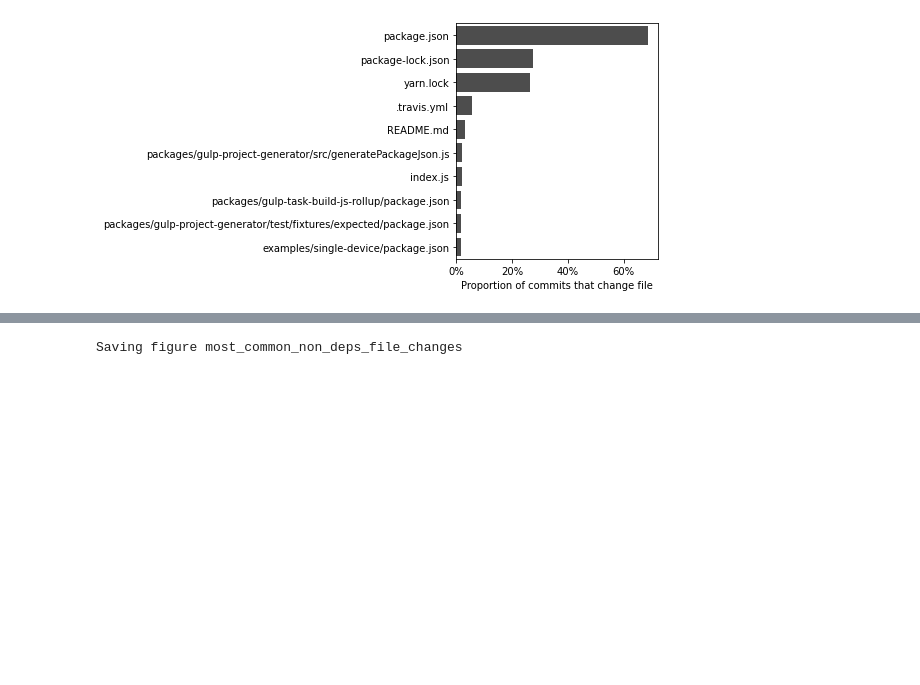
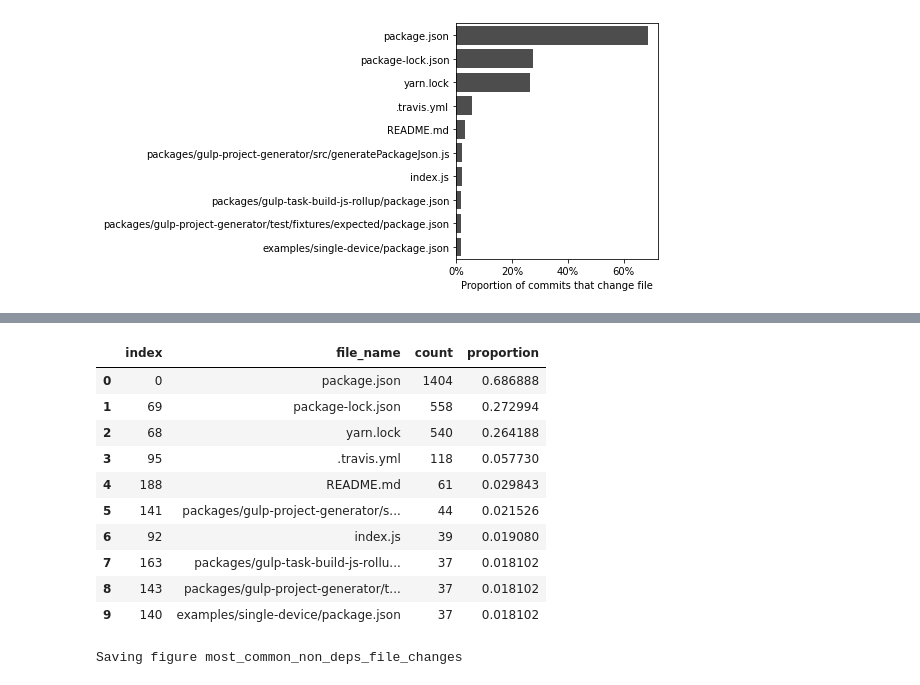
Before and after one commit to brombaut/GKIR_Analysis, a Jupyter notebook: data-analysis/4_2_commits_2.ipynb, the cells around one changed output, grey strips where cells are left out. Saved outputs shown, nothing was run; the diff lists cells and outputs as text; code cells hidden in the pictures; blank space fills up the shorter version.

```diff
--- a/data-analysis/4_2_commits_2.ipynb
+++ b/data-analysis/4_2_commits_2.ipynb
@@ -545,3 +530,17 @@ Length: 2225, dtype: int64
+# %%
+most_common_files
+# %% [output]
+|  | index | file_name | count | proportion |
+| 0 | 0 | package.json | 1404 | 0.686888 |
+| 1 | 69 | package-lock.json | 558 | 0.272994 |
+| 2 | 68 | yarn.lock | 540 | 0.264188 |
+| 3 | 95 | .travis.yml | 118 | 0.057730 |
+| 4 | 188 | README.md | 61 | 0.029843 |
+| 5 | 141 | packages/gulp-project-generator/s... | 44 | 0.021526 |
+| 6 | 92 | index.js | 39 | 0.019080 |
+| 7 | 163 | packages/gulp-task-build-js-rollu... | 37 | 0.018102 |
+| 8 | 143 | packages/gulp-project-generator/t... | 37 | 0.018102 |
+| 9 | 140 | examples/single-device/package.json | 37 | 0.018102 |
 # %%
 deps_spec_files = ['package.json', 'package-lock.json', 'yarn.lock', '.../package.json', '.../package-lock.json']
 
```
Also changed, not shown: parts of 8 cells of this notebook, 6 other files.
